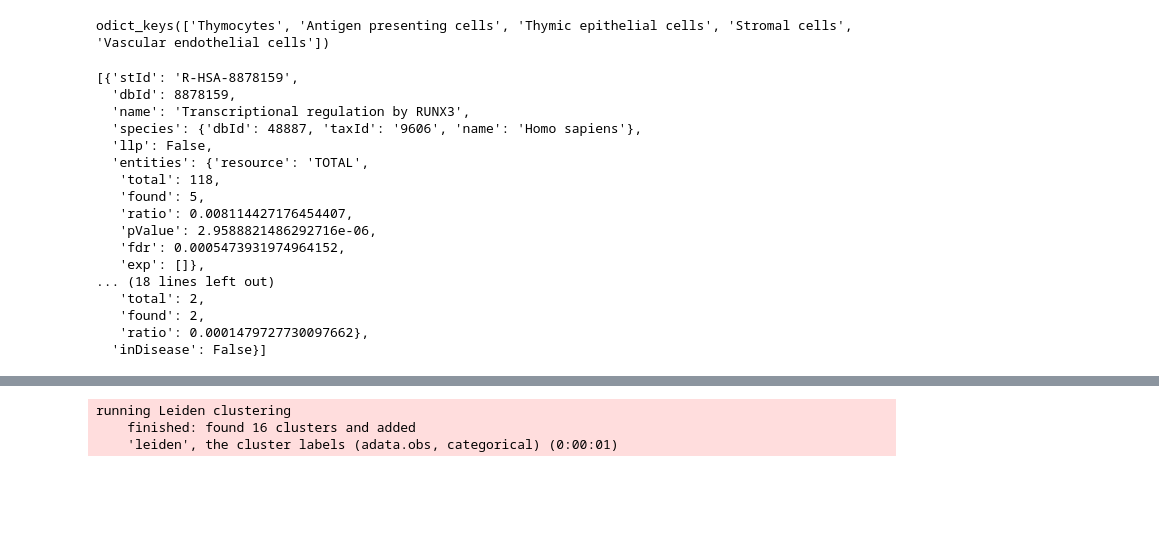
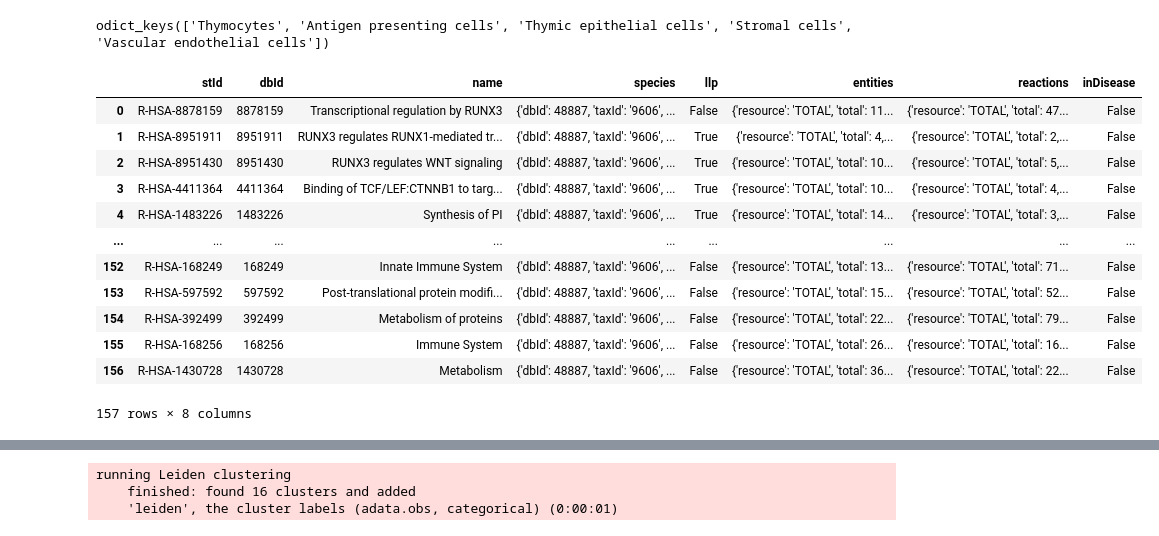
Before and after one commit to reactome/descartes_rpa, a Jupyter notebook: demo/loom_analysis.ipynb, the cells around one changed output, grey strips where cells are left out. Drawn from its saved outputs; the diff is of its cells as text; code cells hidden in the pictures; blank space fills up the shorter version.

Commit message:
Changing from dict to DataFrame with pathways in demo

```diff
--- a/demo/loom_analysis.ipynb
+++ b/demo/loom_analysis.ipynb
@@ -123,25 +123,21 @@ adata.uns["pathways"].keys()
 # %% [output]
 odict_keys(['Thymocytes', 'Antigen presenting cells', 'Thymic epithelial cells', 'Stromal cells', 'Vascular endothelial cells'])
 # %%
-adata.uns["pathways"]["Thymocytes"]["pathway_data"]["pathways"][0:2]
+adata.uns["pathways"]["Thymocytes"]
 # %% [output]
+|  | stId | dbId | name | species | llp | entities | reactions | inDisease |
+| 0 | R-HSA-8878159 | 8878159 | Transcriptional regulation by RUNX3 | {'dbId': 48887, 'taxId': '9606', ... | False | {'resource': 'TOTAL', 'total': 11... | {'resource': 'TOTAL', 'total': 47... | False |
+| 1 | R-HSA-8951911 | 8951911 | RUNX3 regulates RUNX1-mediated tr... | {'dbId': 48887, 'taxId': '9606', ... | True | {'resource': 'TOTAL', 'total': 4,... | {'resource': 'TOTAL', 'total': 2,... | False |
+| 2 | R-HSA-8951430 | 8951430 | RUNX3 regulates WNT signaling | {'dbId': 48887, 'taxId': '9606', ... | True | {'resource': 'TOTAL', 'total': 10... | {'resource': 'TOTAL', 'total': 5,... | False |
+| 3 | R-HSA-4411364 | 4411364 | Binding of TCF/LEF:CTNNB1 to targ... | {'dbId': 48887, 'taxId': '9606', ... | True | {'resource': 'TOTAL', 'total': 10... | {'resource': 'TOTAL', 'total': 4,... | False |
+| 4 | R-HSA-1483226 | 1483226 | Synthesis of PI | {'dbId': 48887, 'taxId': '9606', ... | True | {'resource': 'TOTAL', 'total': 14... | {'resource': 'TOTAL', 'total': 3,... | False |
+| ... | ... | ... | ... | ... | ... | ... | ... | ... |
+| 152 | R-HSA-168249 | 168249 | Innate Immune System | {'dbId': 48887, 'taxId': '9606', ... | False | {'resource': 'TOTAL', 'total': 13... | {'resource': 'TOTAL', 'total': 71... | False |
+| 153 | R-HSA-597592 | 597592 | Post-translational protein modifi... | {'dbId': 48887, 'taxId': '9606', ... | False | {'resource': 'TOTAL', 'total': 15... | {'resource': 'TOTAL', 'total': 52... | False |
+| 154 | R-HSA-392499 | 392499 | Metabolism of proteins | {'dbId': 48887, 'taxId': '9606', ... | False | {'resource': 'TOTAL', 'total': 22... | {'resource': 'TOTAL', 'total': 79... | False |
+| 155 | R-HSA-168256 | 168256 | Immune System | {'dbId': 48887, 'taxId': '9606', ... | False | {'resource': 'TOTAL', 'total': 26... | {'resource': 'TOTAL', 'total': 16... | False |
+| 156 | R-HSA-1430728 | 1430728 | Metabolism | {'dbId': 48887, 'taxId': '9606', ... | False | {'resource': 'TOTAL', 'total': 36... | {'resource': 'TOTAL', 'total': 22... | False |
-[{'stId': 'R-HSA-8878159',
-  'dbId': 8878159,
-  'name': 'Transcriptional regulation by RUNX3',
-  'species': {'dbId': 48887, 'taxId': '9606', 'name': 'Homo sapiens'},
-  'llp': False,
-  'entities': {'resource': 'TOTAL',
-   'total': 118,
-   'found': 5,
-   'ratio': 0.008114427176454407,
-   'pValue': 2.9588821486292716e-06,
-   'fdr': 0.0005473931974964152,
-   'exp': []},
-... (18 lines left out)
-   'total': 2,
-   'found': 2,
-   'ratio': 0.0001479727730097662},
-  'inDisease': False}]
+157 rows × 8 columns
 # %%
 del adata.uns["pathways"]
 # %%
```
Also changed, not shown: parts of 7 cells of this notebook.
